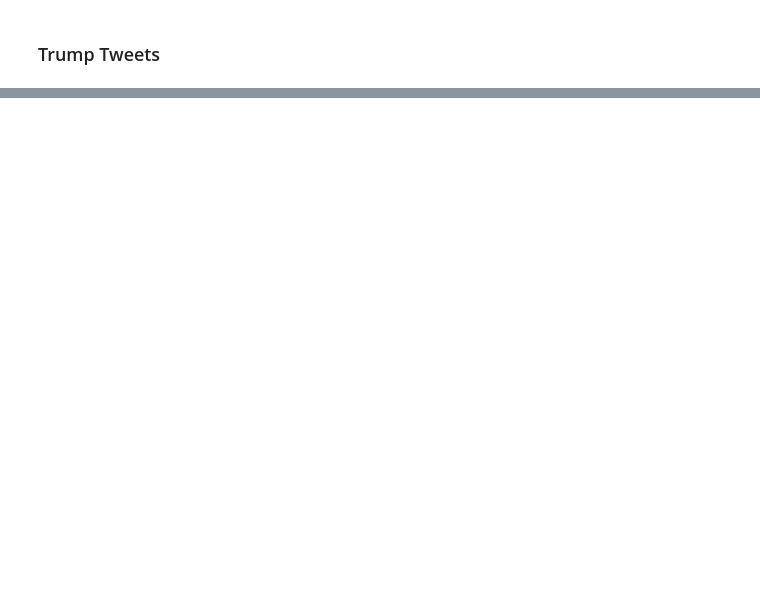
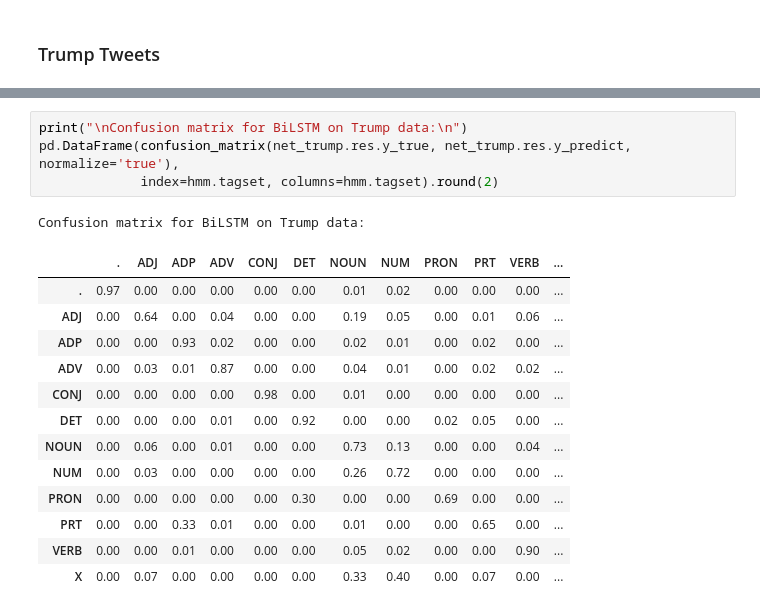
Before and after one commit to quinnfrank/POS-tagging, a Jupyter notebook: Analysis.ipynb, the cells around one changed output, grey strips where cells are left out. Drawn from its saved outputs; the diff is of its cells as text; blank space fills up the shorter version.

```diff
--- a/Analysis.ipynb
+++ b/Analysis.ipynb
@@ -333,0 +333,19 @@ dtype: float64
+# %%
+print("\nConfusion matrix for BiLSTM on Trump data:\n")
+pd.DataFrame(confusion_matrix(net_trump.res.y_true, net_trump.res.y_predict, normalize='true'),
+             index=hmm.tagset, columns=hmm.tagset).round(2)
+# %% [output]
+Confusion matrix for BiLSTM on Trump data:
+|  | . | ADJ | ADP | ADV | CONJ | DET | NOUN | NUM | PRON | PRT | VERB | ... |
+| . | 0.97 | 0.00 | 0.00 | 0.00 | 0.00 | 0.00 | 0.01 | 0.02 | 0.00 | 0.00 | 0.00 | ... |
+| ADJ | 0.00 | 0.64 | 0.00 | 0.04 | 0.00 | 0.00 | 0.19 | 0.05 | 0.00 | 0.01 | 0.06 | ... |
+| ADP | 0.00 | 0.00 | 0.93 | 0.02 | 0.00 | 0.00 | 0.02 | 0.01 | 0.00 | 0.02 | 0.00 | ... |
+| ADV | 0.00 | 0.03 | 0.01 | 0.87 | 0.00 | 0.00 | 0.04 | 0.01 | 0.00 | 0.02 | 0.02 | ... |
+| CONJ | 0.00 | 0.00 | 0.00 | 0.00 | 0.98 | 0.00 | 0.01 | 0.00 | 0.00 | 0.00 | 0.00 | ... |
+| DET | 0.00 | 0.00 | 0.00 | 0.01 | 0.00 | 0.92 | 0.00 | 0.00 | 0.02 | 0.05 | 0.00 | ... |
+| NOUN | 0.00 | 0.06 | 0.00 | 0.01 | 0.00 | 0.00 | 0.73 | 0.13 | 0.00 | 0.00 | 0.04 | ... |
+| NUM | 0.00 | 0.03 | 0.00 | 0.00 | 0.00 | 0.00 | 0.26 | 0.72 | 0.00 | 0.00 | 0.00 | ... |
+| PRON | 0.00 | 0.00 | 0.00 | 0.00 | 0.00 | 0.30 | 0.00 | 0.00 | 0.69 | 0.00 | 0.00 | ... |
+| PRT | 0.00 | 0.00 | 0.33 | 0.01 | 0.00 | 0.00 | 0.01 | 0.00 | 0.00 | 0.65 | 0.00 | ... |
+| VERB | 0.00 | 0.00 | 0.01 | 0.00 | 0.00 | 0.00 | 0.05 | 0.02 | 0.00 | 0.00 | 0.90 | ... |
+| X | 0.00 | 0.07 | 0.00 | 0.00 | 0.00 | 0.00 | 0.33 | 0.40 | 0.00 | 0.07 | 0.00 | ... |
```
Also changed, not shown: parts of 18 cells of this notebook, 1 other file.
